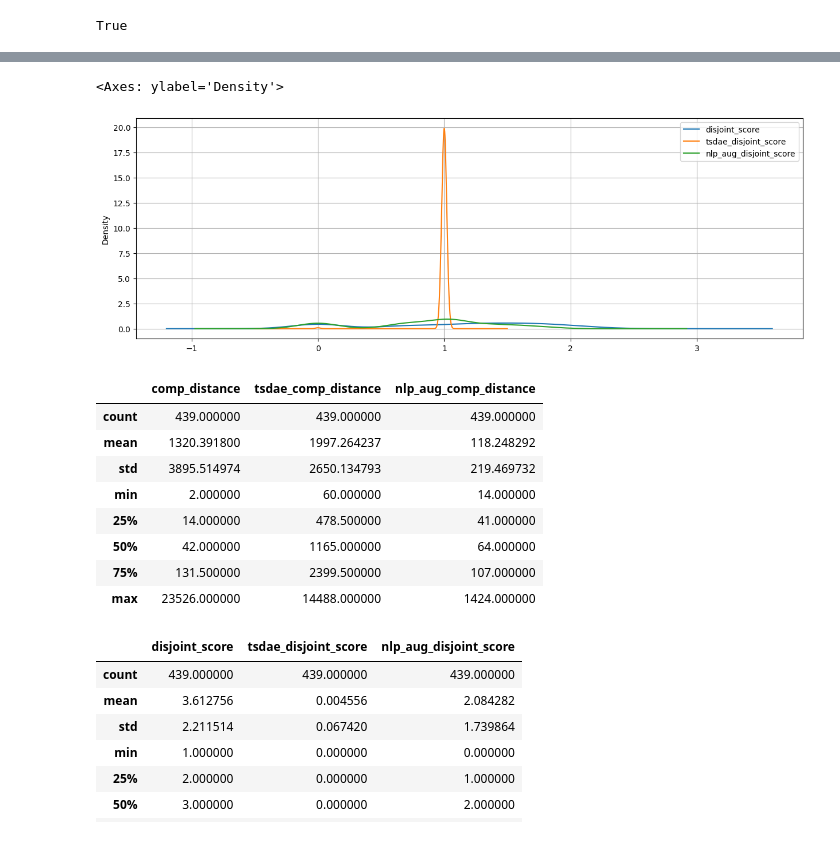
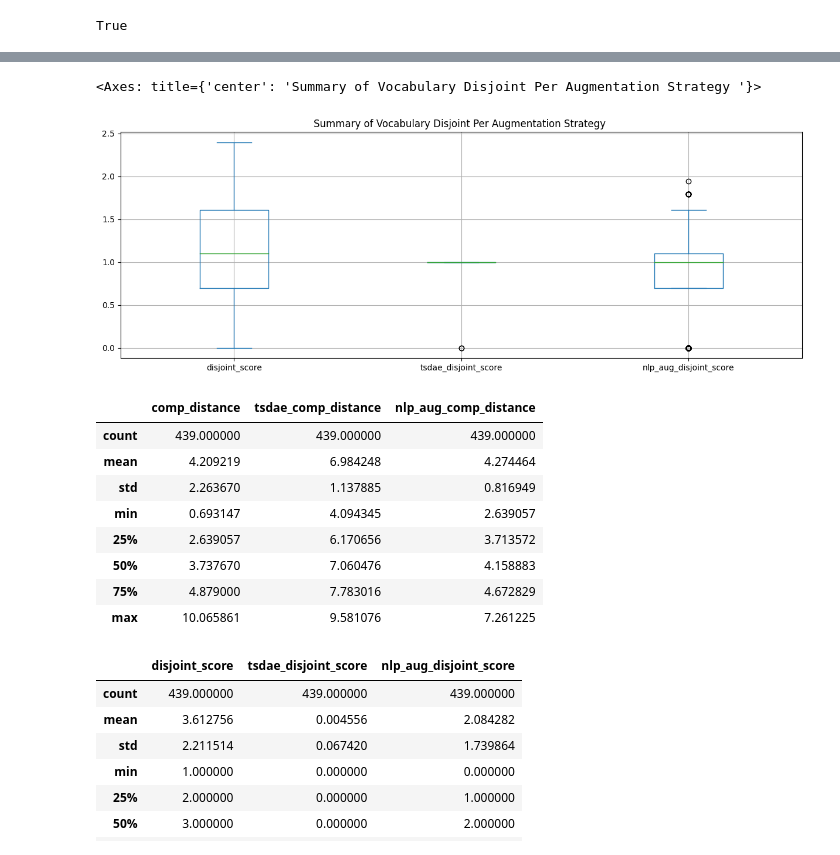
Before and after one commit to lowem1/lowem1-experiments-n-notes, a Jupyter notebook: cc_news_gen_aug/analyze.ipynb, the cells around one changed output, grey strips where cells are left out. Drawn from its saved outputs; the diff is of its cells as text; code cells hidden in the pictures.

```diff
--- a/cc_news_gen_aug/analyze.ipynb
+++ b/cc_news_gen_aug/analyze.ipynb
@@ -228,28 +228,38 @@ distances_report = (
 # %%
 (
     distances_report
     .select_columns(["disjoint_score", "tsdae_disjoint_score", "nlp_aug_disjoint_score"])
     .to_pandas()
     .apply(np.log)
     .replace([np.inf, -np.inf], 1)
     .plot
-    .density(figsize=(15,5), grid=True)
+    .box(figsize=(15,5), grid=True, title="Summary of Vocabulary Disjoint Per Augmentation Strategy ")
 )
 # %% [output]
-<Axes: ylabel='Density'>
+<Axes: title={'center': 'Summary of Vocabulary Disjoint Per Augmentation Strategy '}>
-[figure, old version]
+[figure, new version]
 # %%
-distances_report.select_columns(["comp_distance", "tsdae_comp_distance", "nlp_aug_comp_distance"]).to_pandas().describe()
+(
+    distances_report.select_columns([
+        "comp_distance",
+        "tsdae_comp_distance",
+        "nlp_aug_comp_distance"
+    ])
+    .to_pandas()
+    .apply(np.log)
+    .replace([np.inf, -np.inf], 1)
+    .describe()
+)
 # %% [output]
 |  | comp_distance | tsdae_comp_distance | nlp_aug_comp_distance |
 | count | 439.000000 | 439.000000 | 439.000000 |
-| mean | 1320.391800 | 1997.264237 | 118.248292 |
-| std | 3895.514974 | 2650.134793 | 219.469732 |
-| min | 2.000000 | 60.000000 | 14.000000 |
-| 25% | 14.000000 | 478.500000 | 41.000000 |
-| 50% | 42.000000 | 1165.000000 | 64.000000 |
-| 75% | 131.500000 | 2399.500000 | 107.000000 |
-| max | 23526.000000 | 14488.000000 | 1424.000000 |
+| mean | 4.209219 | 6.984248 | 4.274464 |
+| std | 2.263670 | 1.137885 | 0.816949 |
+| min | 0.693147 | 4.094345 | 2.639057 |
+| 25% | 2.639057 | 6.170656 | 3.713572 |
+| 50% | 3.737670 | 7.060476 | 4.158883 |
+| 75% | 4.879000 | 7.783016 | 4.672829 |
+| max | 10.065861 | 9.581076 | 7.261225 |
 # %%
 distances_report.select_columns(["disjoint_score", "tsdae_disjoint_score", "nlp_aug_disjoint_score"], ).to_pandas().describe()
 # %% [output]
```
Also changed, not shown: parts of 12 cells of this notebook.
